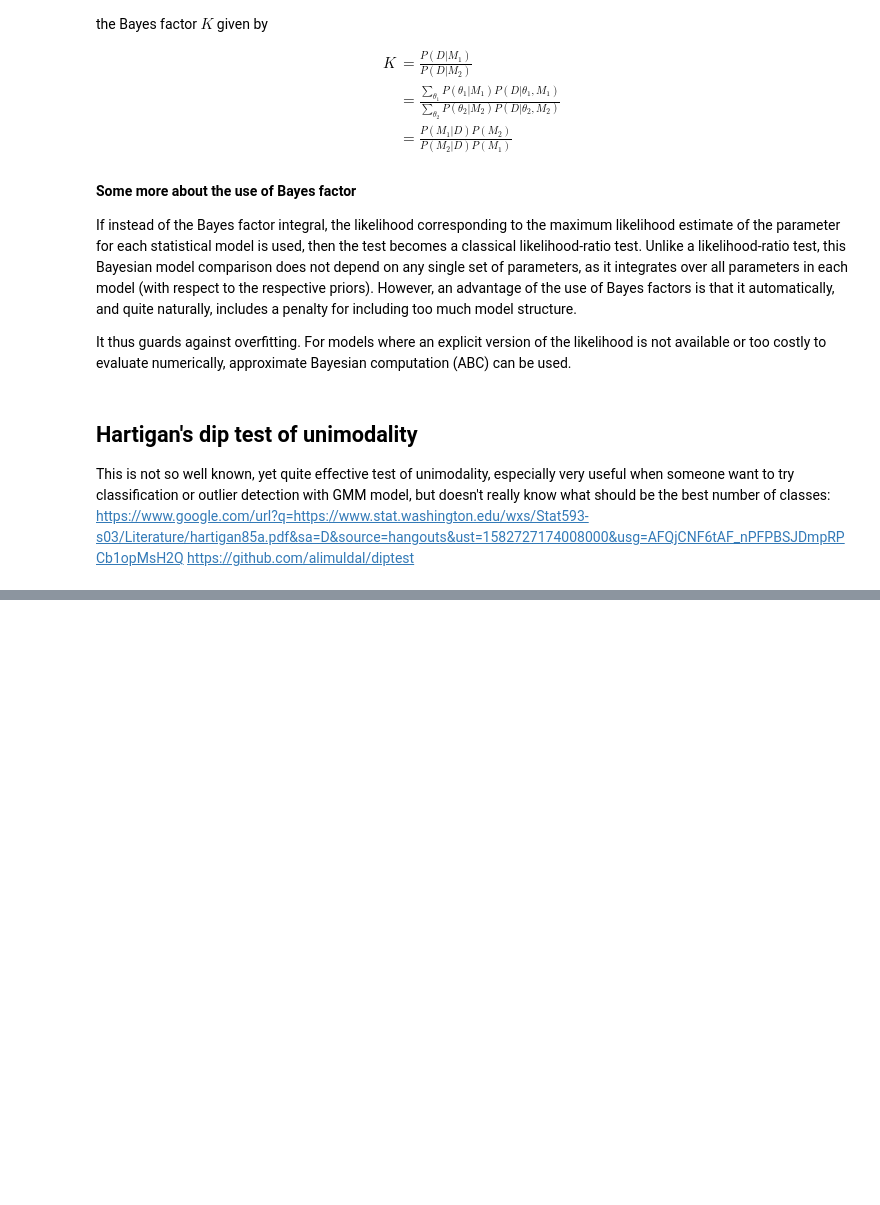
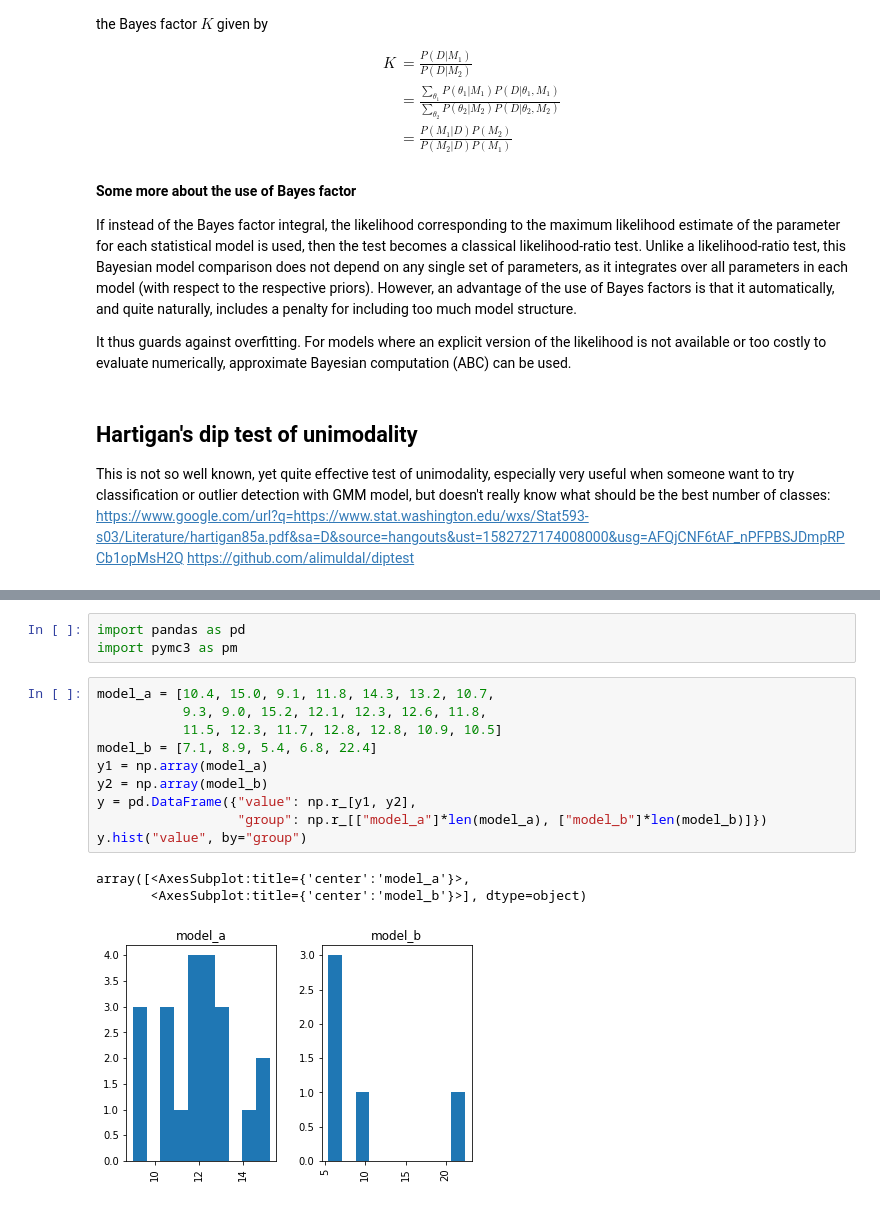
Before and after one commit to gnthibault/Optimisation-Python, a Jupyter notebook: StatisticalTest.ipynb, the cells around one changed output, grey strips where cells are left out. Drawn from its saved outputs; the diff is of its cells as text; blank space fills up the shorter version.

Commit message:
Added bayesian a/b testing example with pymc3

```diff
--- a/StatisticalTest.ipynb
+++ b/StatisticalTest.ipynb
@@ -1491,0 +1504,17 @@ https://github.com/alimuldal/diptest
+# %%
+import pandas as pd
+import pymc3 as pm
+# %%
+model_a = [10.4, 15.0, 9.1, 11.8, 14.3, 13.2, 10.7,
+           9.3, 9.0, 15.2, 12.1, 12.3, 12.6, 11.8,
+           11.5, 12.3, 11.7, 12.8, 12.8, 10.9, 10.5]
+model_b = [7.1, 8.9, 5.4, 6.8, 22.4]
+y1 = np.array(model_a)
+y2 = np.array(model_b)
+y = pd.DataFrame({"value": np.r_[y1, y2],
+                  "group": np.r_[["model_a"]*len(model_a), ["model_b"]*len(model_b)]})
+y.hist("value", by="group")
+# %% [output]
+array([<AxesSubplot:title={'center':'model_a'}>,
+       <AxesSubplot:title={'center':'model_b'}>], dtype=object)
+[figure, added]
```
Also changed, not shown: parts of 7 cells of this notebook.
